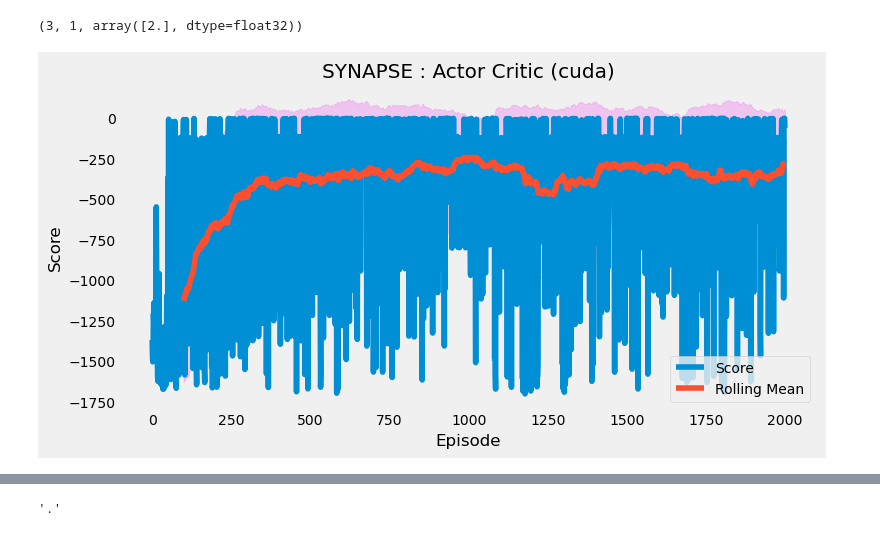
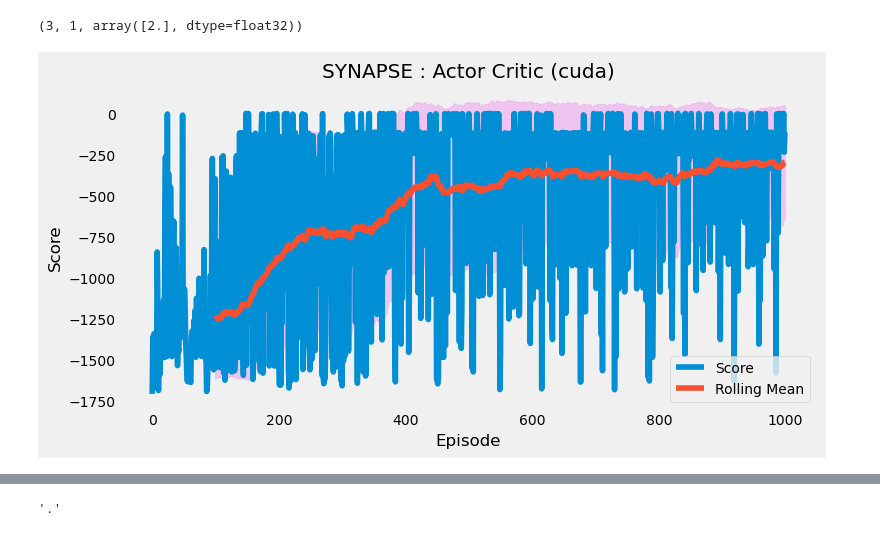
Before and after one commit to amirhosseinh77/NN-Control, a Jupyter notebook: pendulum_RL.ipynb, the cells around one changed output, grey strips where cells are left out. Drawn from its saved outputs; the diff is of its cells as text; code cells hidden in the pictures.

```diff
--- a/pendulum_RL.ipynb
+++ b/pendulum_RL.ipynb
@@ -14,6 +14,6 @@ state_size, action_size, action_max
 # %%
 agent = ActorCriticAgent(state_size, action_size, hidden_dim=32, action_max=action_max)
 # %%
-result = agent.train(env, episodes=2000)
+result = agent.train(env, episodes=1000)
 # %% [output]
-[figure, old version]
+[figure, new version]
```
Also changed, not shown: parts of 2 cells of this notebook, 1 other file.
